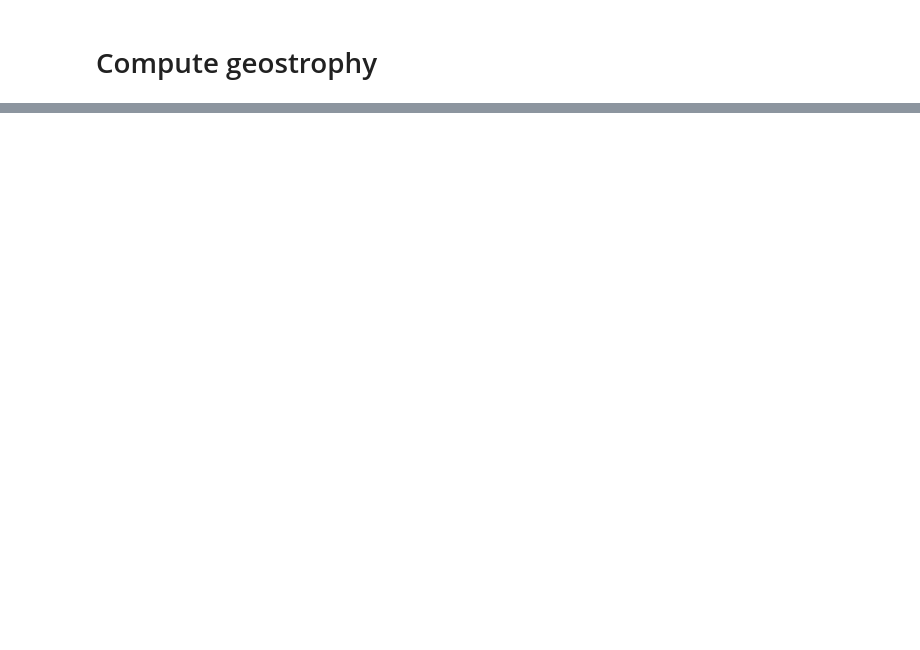
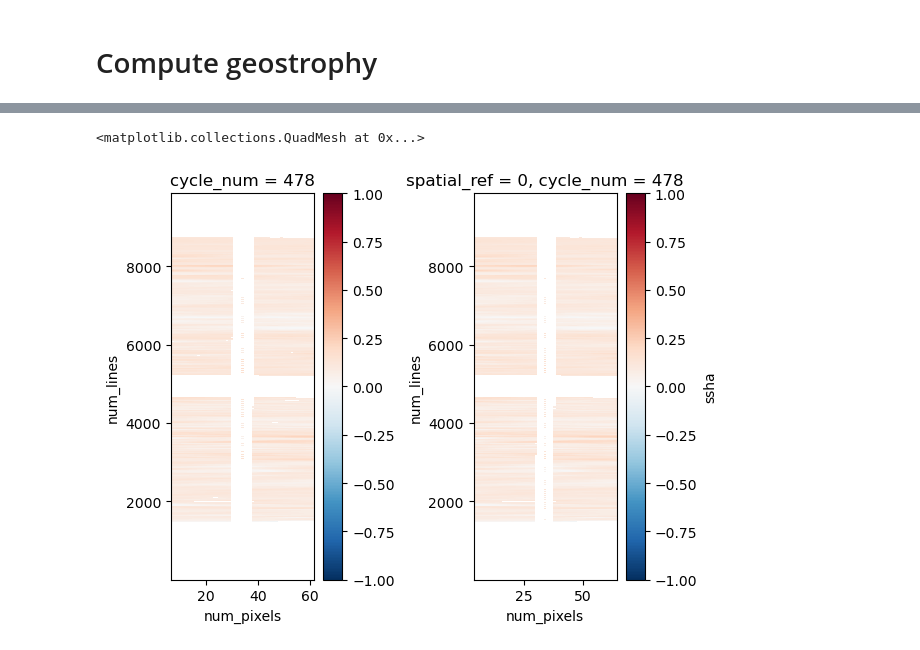
Before and after one commit to roxyboy/geosCalVal, a Jupyter notebook: pass002.ipynb, the cells around one changed output, grey strips where cells are left out. Cells and saved outputs as stored; diff of their text form; code cells hidden in the pictures; blank space fills up the shorter version.

```diff
--- a/pass002.ipynb
+++ b/pass002.ipynb
@@ -1296,0 +1476,72 @@ vort
+# %%
+ageo = (1e-2*ds02.ssha_detided
+        - low
+       )
+ic = 0
+for cc in ageo.cycle_num:
+
+    ssha = ageo.sel(cycle_num=cc)
+
+    array = ssha.to_masked_array()
+    mask = ~array.mask
+    ratio = mask.sum() / np.prod(mask.shape)
+    if ic == 0:
+        r02 = xr.DataArray(np.array([ratio]),
+                           dims='cycle_num',
+                           coords={'cycle_num':np.array([cc.values,])}
+                          )
+    else:
+        r02 = xr.concat([r02, xr.DataArray(np.array([ratio]),
+                               dims='cycle_num',
+                               coords={'cycle_num':np.array([cc.values,])}
+                                          )
+                        ], 'cycle_num')
+    if ratio > .7*r_ref:
+        if ic == 0:
+            a02 = ssha
+        else:
+            try:
+                a02 = xr.concat([a02, ssha], 'cycle_num')
+            except:
+                pass
+        ic += 1
+    # else:
+    #     ssha.plot(rasterized=True)
+    #     plt.show()
+    del ssha, mask, array
+
+a02.coords["cycle_num"] = ("cycle_num",
+                           r02.where(r02>0.7*r_ref, drop=True).cycle_num.data
+                          )
+
+dsa02 = a02.to_dataset(name="ssha").swap_dims({'num_pixels':'x', 'num_lines':'y'}
+                                             ).reset_coords(drop=True)
+dsa02.coords["y"] = ("y",range(len(dsa02.y)))
+dsa02.coords["x"] = ("x",range(len(dsa02.x)))
+if not dsa02.rio.crs:
+    dsa02 = dsa02.rio.write_crs("EPSG:4326")
+    # dsH3 = dsH3.rio.write_crs("EPSG:3857")
+if dsa02.ssha.rio.nodata is None:
+    dsa02["ssha"] = dsa02.ssha.rio.write_nodata(np.nan)
+_a02_exterp = dsa02.rio.interpolate_na().swap_dims({'x':'num_pixels',
+                                                    'y':'num_lines'}
+                                                  ).ssha
+
+a02_exterp = _a02_exterp.where(mm02.isel(num_pixels=slice(1,-1),
+                                         num_lines=slice(1,-1)
+                                        )!=1
+                              ).interp(cycle_num=ds02.cycle_num,
+                                       method="slinear",
+                                       kwargs={"fill_value": "extrapolate"}
+                                      )
+
+
+fig, (ax1, ax2) = plt.subplots(nrows=1, ncols=2)
+fig.set_tight_layout(True)
+
+ageo.sel(cycle_num=478).isel(num_pixels=slice(inp,-inp)
+                            ).plot(ax=ax1, rasterized=True, vmax=1e0)
+a02_exterp.sel(cycle_num=478).plot(ax=ax2, rasterized=True, vmax=1e0)
+# %% [output]
+<matplotlib.collections.QuadMesh at 0x...>
+[figure, added]
```
Also changed, not shown: parts of 17 cells of this notebook, 26 other files.
